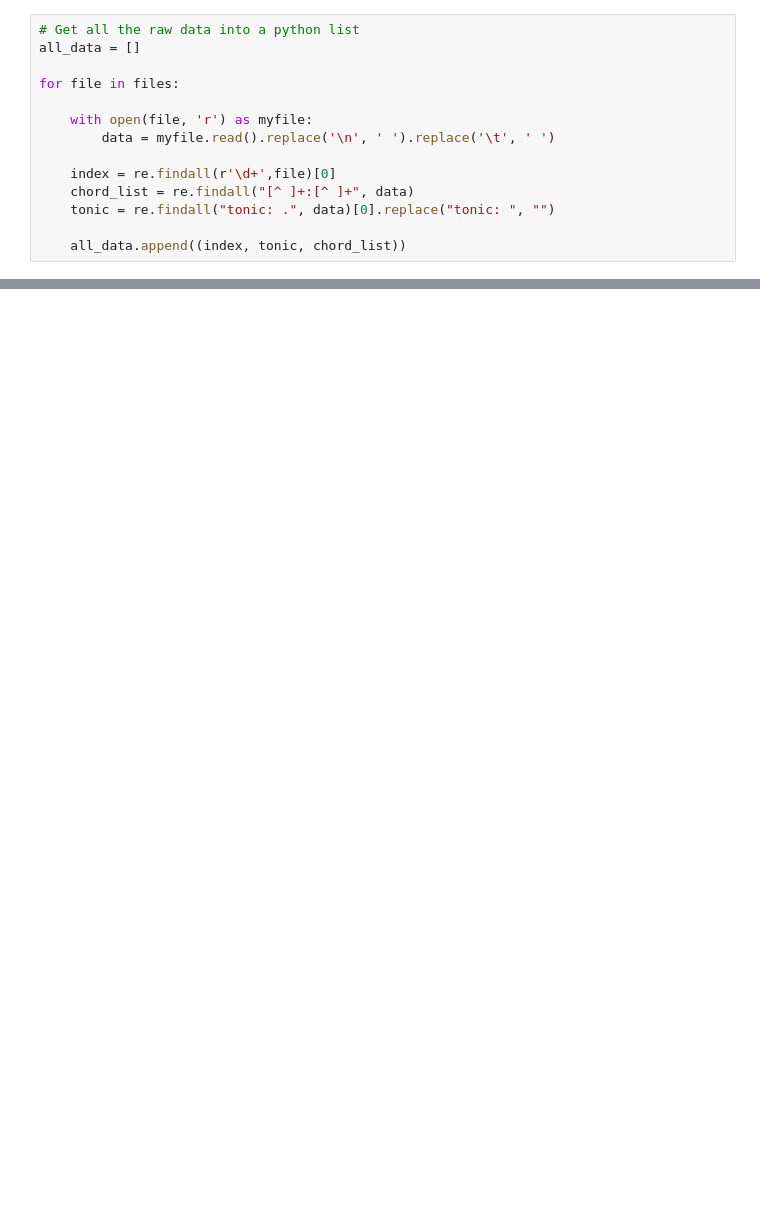
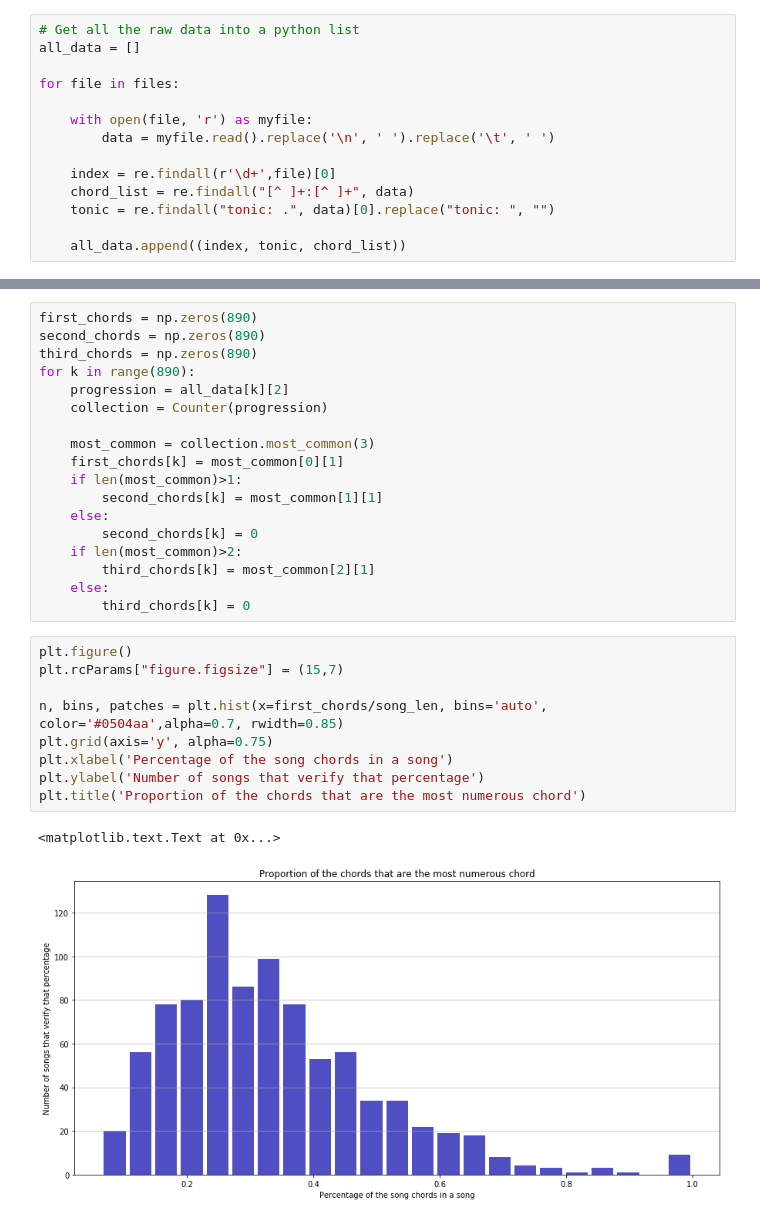
Before and after one commit to lucieperrotta/Digital-Musicology, a Jupyter notebook: preprocessing/dataset preprocessing.ipynb, the cells around one changed output, grey strips where cells are left out. Saved outputs shown, nothing was run; the diff lists cells and outputs as text; blank space fills up the shorter version.

```diff
--- a/preprocessing/dataset preprocessing.ipynb
+++ b/preprocessing/dataset preprocessing.ipynb
@@ -62,0 +69,30 @@ all_data
+# %%
+first_chords = np.zeros(890)
+second_chords = np.zeros(890)
+third_chords = np.zeros(890)
+for k in range(890):
+    progression = all_data[k][2]
+    collection = Counter(progression)
+
+    most_common = collection.most_common(3)
+    first_chords[k] = most_common[0][1]
+    if len(most_common)>1:
+        second_chords[k] = most_common[1][1]
+    else:
+        second_chords[k] = 0
+    if len(most_common)>2:
+        third_chords[k] = most_common[2][1]
+    else:
+        third_chords[k] = 0
+# %%
+plt.figure()
+plt.rcParams["figure.figsize"] = (15,7)
+
+n, bins, patches = plt.hist(x=first_chords/song_len, bins='auto', color='#0504aa',alpha=0.7, rwidth=0.85)
+plt.grid(axis='y', alpha=0.75)
+plt.xlabel('Percentage of the song chords in a song')
+plt.ylabel('Number of songs that verify that percentage')
+plt.title('Proportion of the chords that are the most numerous chord')
+# %% [output]
+<matplotlib.text.Text at 0x...>
+[figure, added]
```
Also changed, not shown: parts of 13 cells of this notebook.
